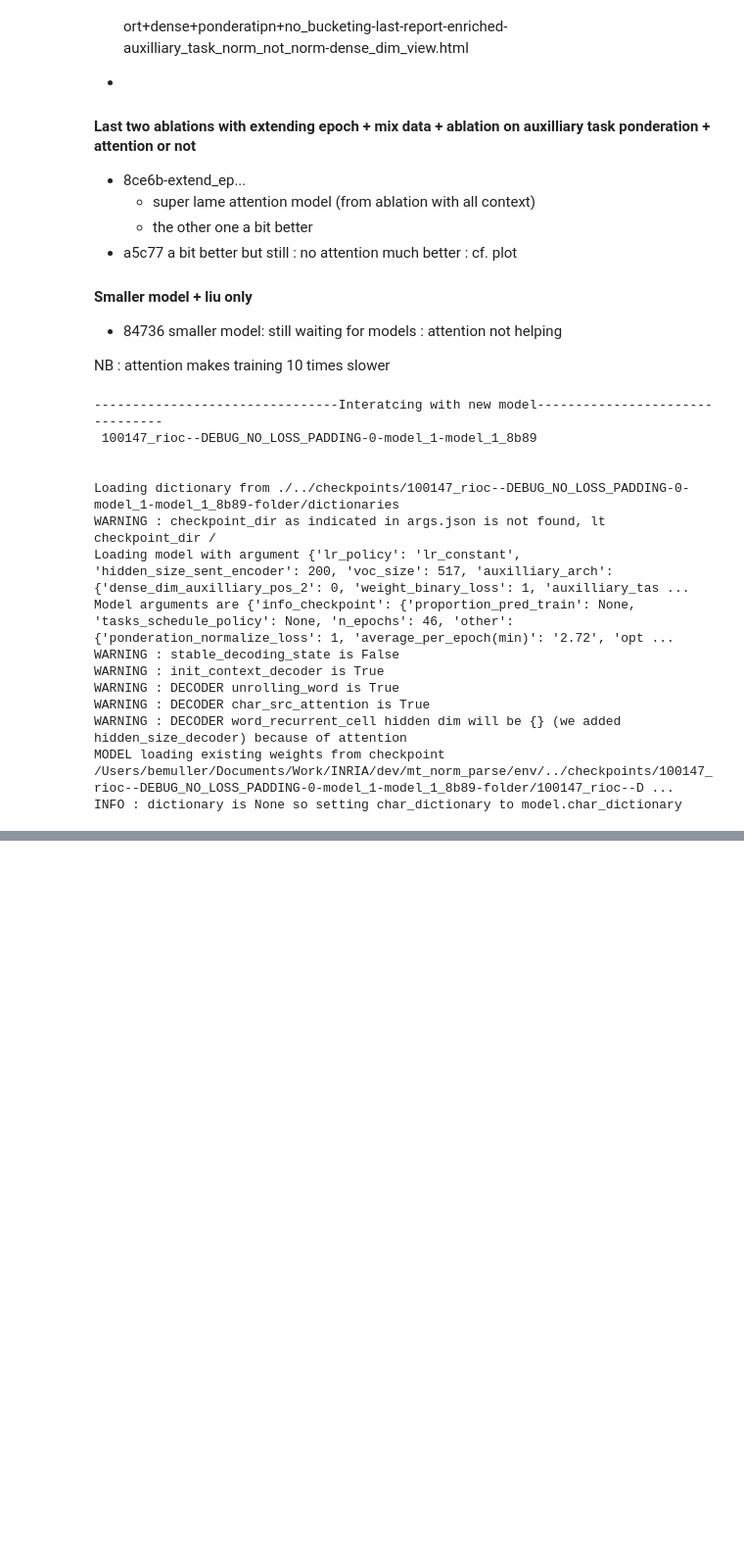
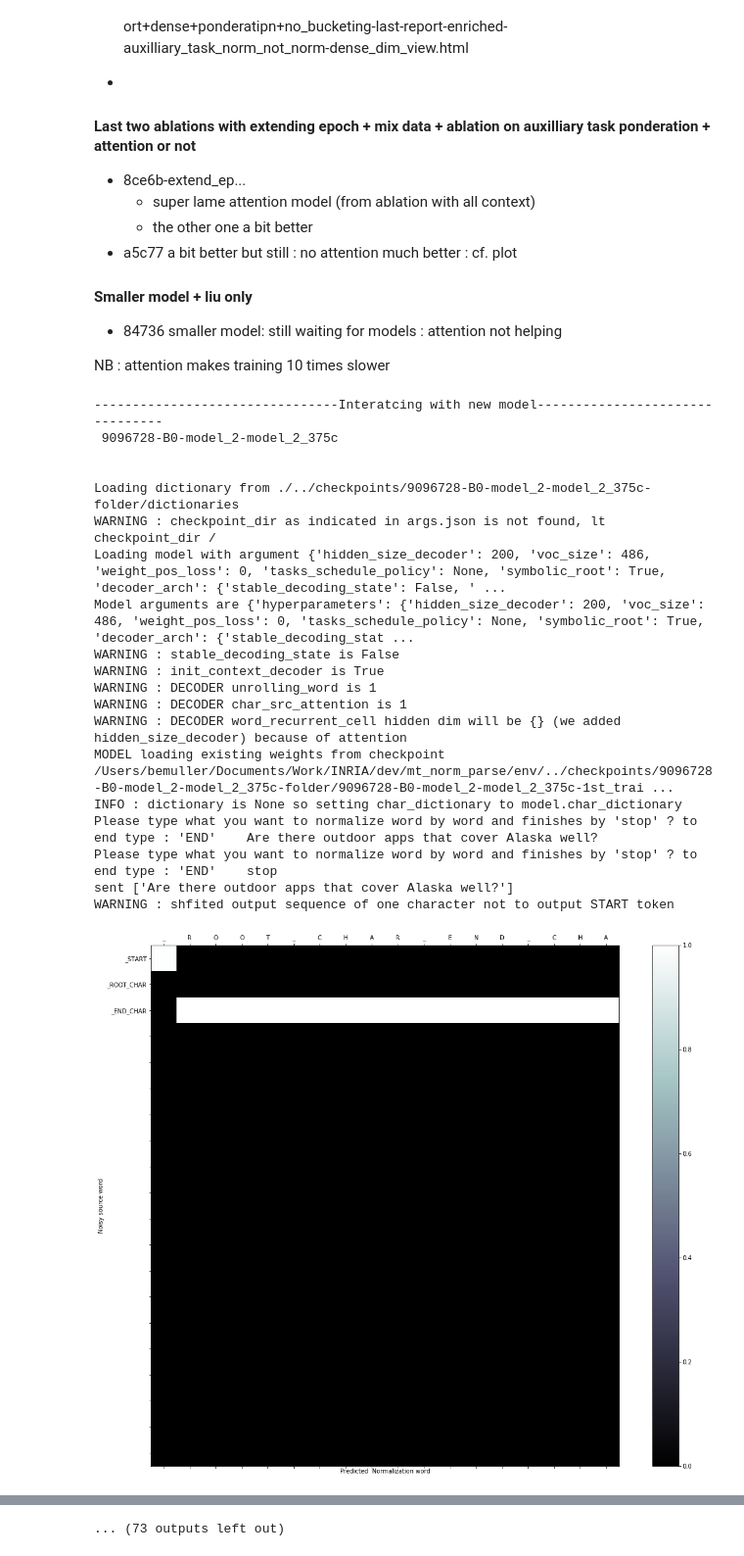
Before and after one commit to ben-mlr/mt_norm_parse, a Jupyter notebook: evaluate/interact+attention_visualize.ipynb, the cells around one changed output, grey strips where cells are left out. Shown at 98% size. Cells and saved outputs as stored; diff of their text form; code cells hidden in the pictures; blank space fills up the shorter version.

```diff
--- a/evaluate/interact+attention_visualize.ipynb
+++ b/evaluate/interact+attention_visualize.ipynb
@@ -64,6 +67,8 @@ model_folder_starts_with =  "99731_rioc--DEBUG_NO_LOSS_PADDING-0-model_1-model_1
 model_folder_starts_with = "100147_rioc--DEBUG_NO_LOSS_PADDING-0-model_1-model_1_8b89-folder"
 # fake words only char2char
 #model_folder_starts_with = "EU"
+model_folder_starts_with = "9096728-B0-model_1-model_1_59a7-folder"
+model_folder_starts_with = "9096728-B0-model_2-model_2_375c-folder"
 # %%
 # list all models folder that starts with model_folder_starts_with
 list_all_dir = os.listdir("../checkpoints/")
@@ -131,29 +136,34 @@ NB : attention makes training 10 times slower
 # %%
 for folder_name in list_:
     assert len(list_)>0, "list empty"
     model_full_name = folder_name[:-7]
     print("\n\n--------------------------------Interatcing with new model--------------------------------\n", model_full_name,"\n\n")
     dic_path = os.path.join(script_dir, "..", "checkpoints", model_full_name + "-folder", "dictionaries")
     model_dir = os.path.join(script_dir, "..", "checkpoints", model_full_name + "-folder")
     interact(dic_path=dic_path, dir_model=model_dir, model_full_name=model_full_name,
              debug=False,
-             show_attention=False, save_attention=False,
+             show_attention=True, save_attention=False,
              extra_arg_specific_label="",
              verbose=0)
     #break
 # %% [output]
 --------------------------------Interatcing with new model--------------------------------
- 100147_rioc--DEBUG_NO_LOSS_PADDING-0-model_1-model_1_8b89
+ 9096728-B0-model_2-model_2_375c
 
 
-Loading dictionary from ./../checkpoints/100147_rioc--DEBUG_NO_LOSS_PADDING-0-model_1-model_1_8b89-folder/dictionaries
+Loading dictionary from ./../checkpoints/9096728-B0-model_2-model_2_375c-folder/dictionaries
 WARNING : checkpoint_dir as indicated in args.json is not found, lt checkpoint_dir /
-Loading model with argument {'lr_policy': 'lr_constant', 'hidden_size_sent_encoder': 200, 'voc_size': 517, 'auxilliary_arch': {'dense_dim_auxilliary_pos_2': 0, 'weight_binary_loss': 1, 'auxilliary_tas ...
-Model arguments are {'info_checkpoint': {'proportion_pred_train': None, 'tasks_schedule_policy': None, 'n_epochs': 46, 'other': {'ponderation_normalize_loss': 1, 'average_per_epoch(min)': '2.72', 'opt ...
+Loading model with argument {'hidden_size_decoder': 200, 'voc_size': 486, 'weight_pos_loss': 0, 'tasks_schedule_policy': None, 'symbolic_root': True, 'decoder_arch': {'stable_decoding_state': False, ' ...
+Model arguments are {'hyperparameters': {'hidden_size_decoder': 200, 'voc_size': 486, 'weight_pos_loss': 0, 'tasks_schedule_policy': None, 'symbolic_root': True, 'decoder_arch': {'stable_decoding_stat ...
 WARNING : stable_decoding_state is False
 WARNING : init_context_decoder is True
-WARNING : DECODER unrolling_word is True
-WARNING : DECODER char_src_attention is True
+WARNING : DECODER unrolling_word is 1
+WARNING : DECODER char_src_attention is 1
 WARNING : DECODER word_recurrent_cell hidden dim will be {} (we added hidden_size_decoder) because of attention
-MODEL loading existing weights from checkpoint /Users/bemuller/Documents/Work/INRIA/dev/mt_norm_parse/env/../checkpoints/100147_rioc--DEBUG_NO_LOSS_PADDING-0-model_1-model_1_8b89-folder/100147_rioc--D ...
+MODEL loading existing weights from checkpoint /Users/bemuller/Documents/Work/INRIA/dev/mt_norm_parse/env/../checkpoints/9096728-B0-model_2-model_2_375c-folder/9096728-B0-model_2-model_2_375c-1st_trai ...
 INFO : dictionary is None so setting char_dictionary to model.char_dictionary
+Please type what you want to normalize word by word and finishes by 'stop' ? to end type : 'END'    Are there outdoor apps that cover Alaska well?
+Please type what you want to normalize word by word and finishes by 'stop' ? to end type : 'END'    stop
+sent ['Are there outdoor apps that cover Alaska well?']
+WARNING : shfited output sequence of one character not to output START token
+[figure, added]
@@ -177,3 +188,4 @@ Please type what you want to normalize word by word and finishes by 'stop' ? to
+... (73 outputs left out)
 # %% [markdown]
 ## Comments
 - on model 97077_rioc-ee386-REP_-replicate1-1dir-scale_1-model_15_f19e with auxilliary task no attention quite small model
```
Also changed, not shown: parts of 3 cells of this notebook, 15 other files.
